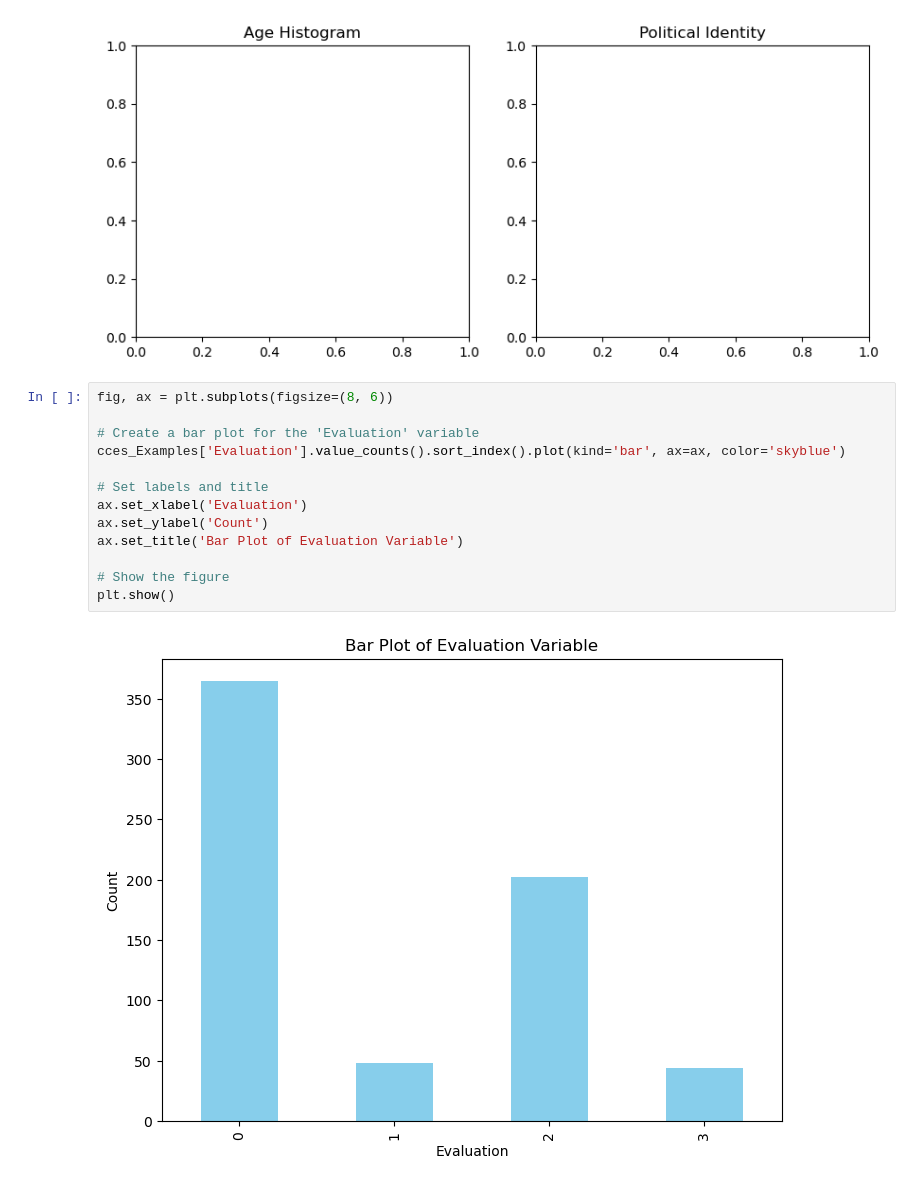
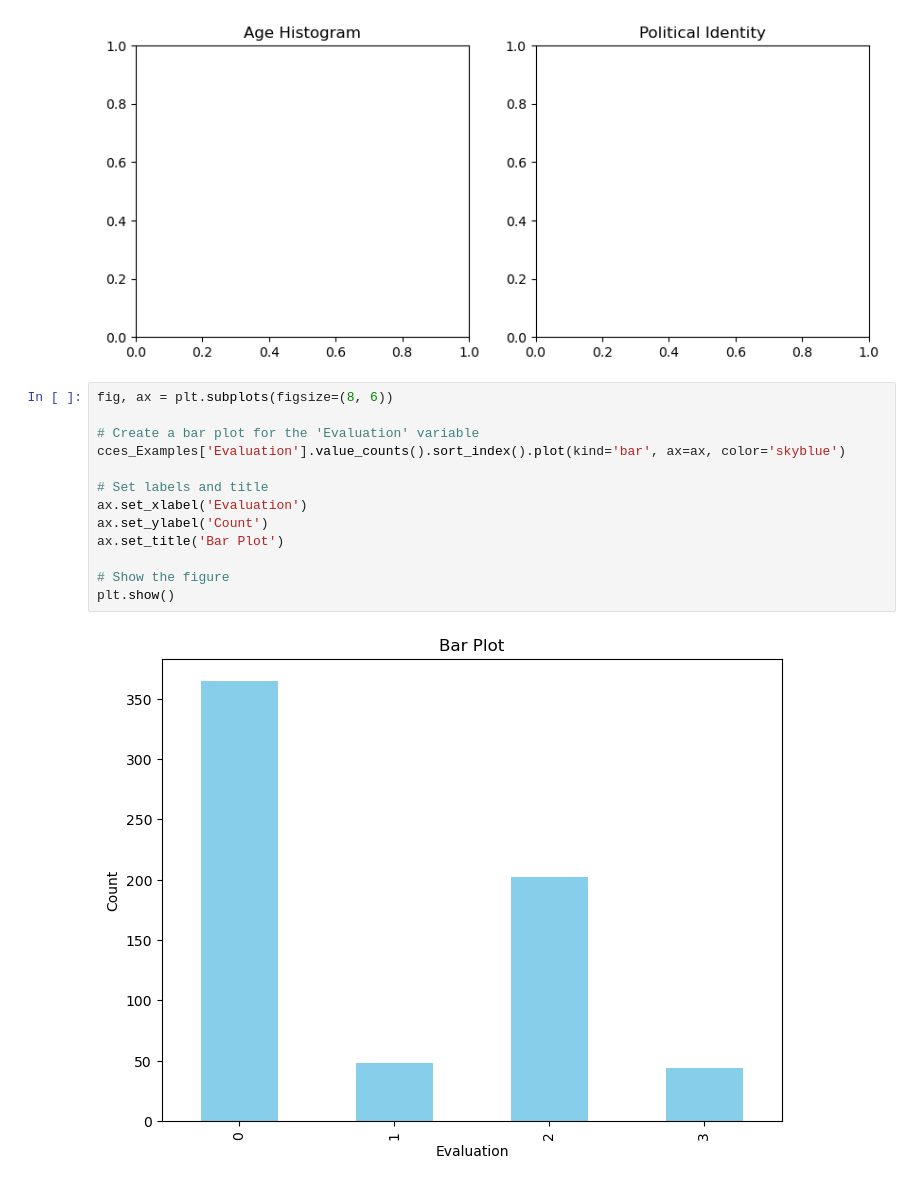
Before and after one commit to Jkuchuru79/Business-analytics, a Jupyter notebook: Jayanth_Kuchuru_Matplotlib.ipynb, the cells around one changed output. Saved outputs shown, nothing was run; the diff lists cells and outputs as text.

```diff
--- a/Jayanth_Kuchuru_Matplotlib.ipynb
+++ b/Jayanth_Kuchuru_Matplotlib.ipynb
@@ -50,18 +50,18 @@ plt.show()
 # %%
 fig, ax = plt.subplots(figsize=(8, 6))
 
 # Create a bar plot for the 'Evaluation' variable
 cces_Examples['Evaluation'].value_counts().sort_index().plot(kind='bar', ax=ax, color='skyblue')
 
 # Set labels and title
 ax.set_xlabel('Evaluation')
 ax.set_ylabel('Count')
-ax.set_title('Bar Plot of Evaluation Variable')
+ax.set_title('Bar Plot')
 
 # Show the figure
 plt.show()
 # %% [output]
-[figure, old version]
+[figure, new version]
 # %%
 
 # Scatterplot
```
Also changed, not shown: parts of 1 cell of this notebook.
